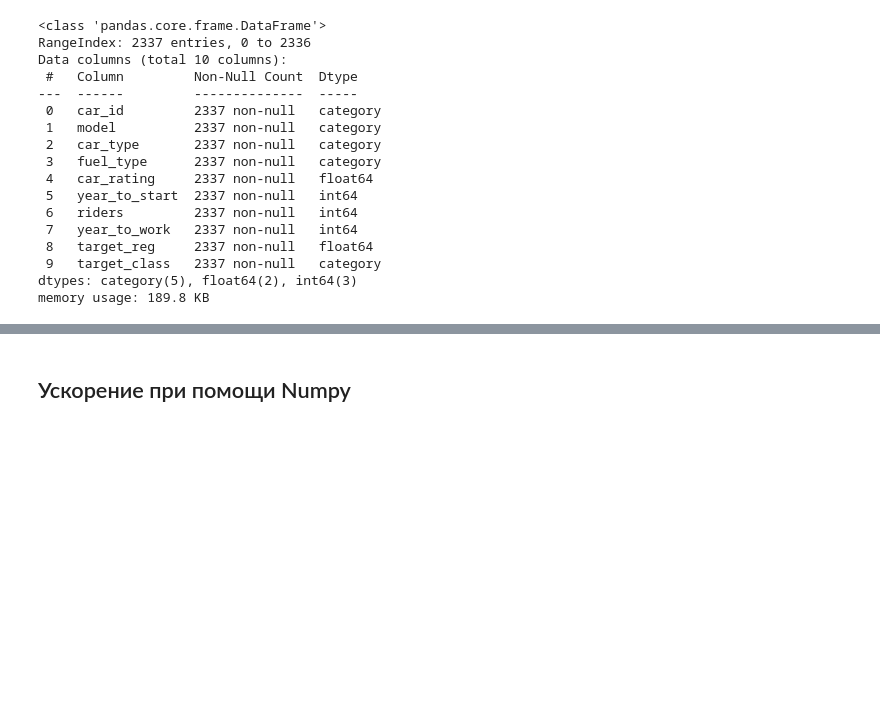
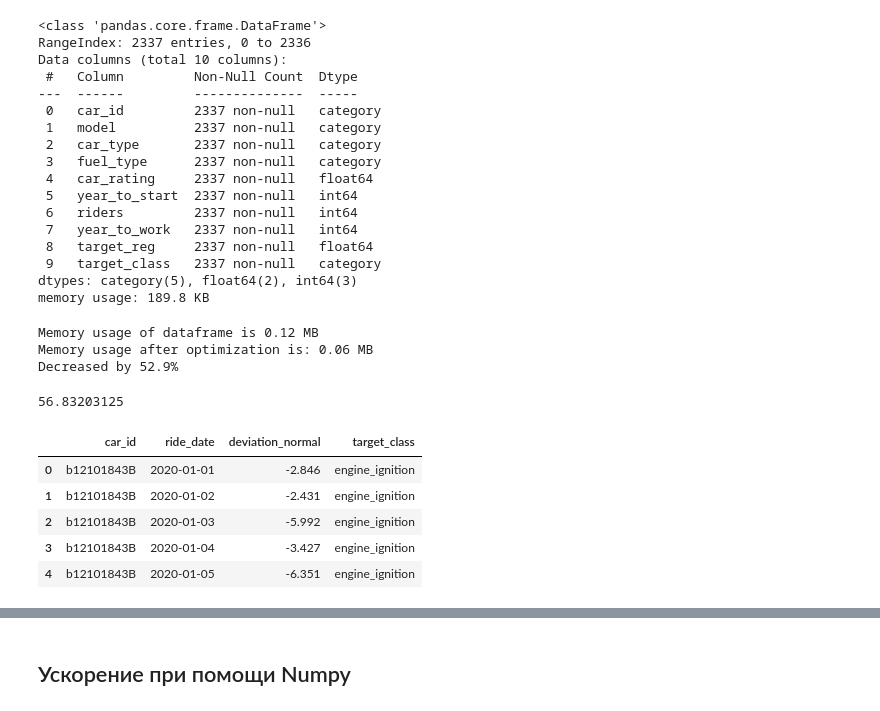
Before and after one commit to a-milenkin/Competitive_Data_Science, a Jupyter notebook: notebooks/7.1 - Optimize.ipynb, the cells around one changed output, grey strips where cells are left out. Drawn from its saved outputs; the diff is of its cells as text; code cells hidden in the pictures; blank space fills up the shorter version.

```diff
--- a/notebooks/7.1 - Optimize.ipynb
+++ b/notebooks/7.1 - Optimize.ipynb
@@ -238,3 +253,11 @@ Data columns (total 10 columns):
  9   target_class   2337 non-null   category
 dtypes: category(5), float64(2), int64(3)
 memory usage: 189.8 KB
+# %%
+df_cars = reduce_mem_usage(df_cars)
+df_cars.memory_usage().sum() / 1024
+# %% [output]
+Memory usage of dataframe is 0.12 MB
+Memory usage after optimization is: 0.06 MB
+Decreased by 52.9%
+56.83203125
@@ -240,0 +266,10 @@ memory usage: 189.8 KB
+# %%
+df = pd.read_csv('https://stepik.org/media/attachments/lesson/779914/make_gold_features.csv')
+df.head()
+# %% [output]
+|  | car_id | ride_date | deviation_normal | target_class |
+| 0 | b12101843B | 2020-01-01 | -2.846 | engine_ignition |
+| 1 | b12101843B | 2020-01-02 | -2.431 | engine_ignition |
+| 2 | b12101843B | 2020-01-03 | -5.992 | engine_ignition |
+| 3 | b12101843B | 2020-01-04 | -3.427 | engine_ignition |
+| 4 | b12101843B | 2020-01-05 | -6.351 | engine_ignition |
```
Also changed, not shown: parts of 35 cells of this notebook.
